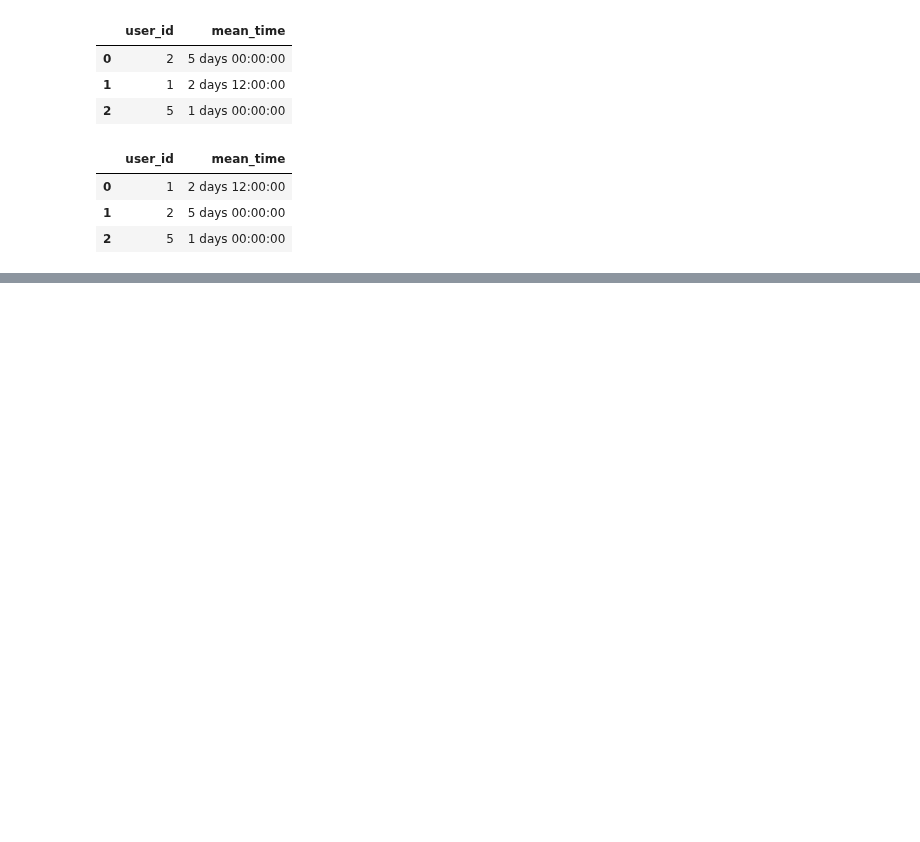
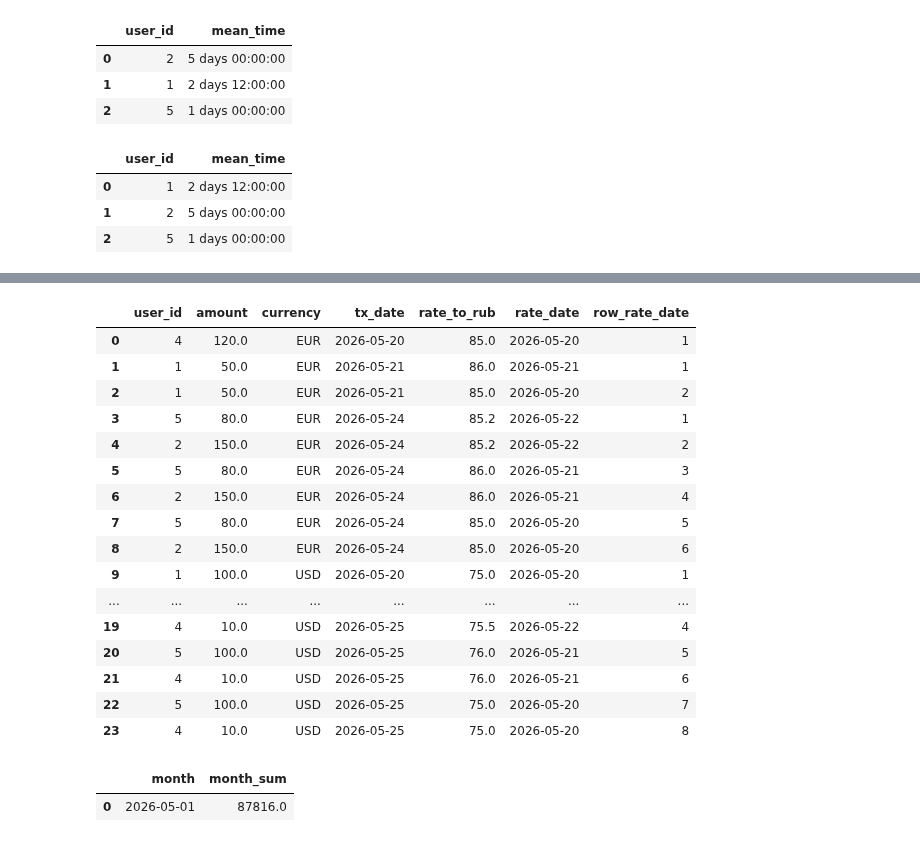
Before and after one commit to Praldmur/Tasks, a Jupyter notebook: simulator_sql.ipynb, the cells around one changed output, grey strips where cells are left out. Saved outputs shown, nothing was run; the diff lists cells and outputs as text; code cells hidden in the pictures; blank space fills up the shorter version.

```diff
--- a/simulator_sql.ipynb
+++ b/simulator_sql.ipynb
@@ -2417,0 +2907,64 @@ result
+# %%
+query = """
+select
+    t.user_id,
+    t.amount,
+    t.currency,
+    t.tx_date,
+    c.rate_to_rub,
+    c.rate_date,
+    row_number() over(partition by t.currency, t.tx_date order by c.rate_date desc) as row_rate_date
+from transactions t join currency_rates c
+    on t.currency = c.currency
+    and t.tx_date >= c.rate_date
+where t.user_id in(select user_id from users where is_test = 0)
+order by t.currency, t.tx_date, row_rate_date
+"""
+result = duckdb.query(query).to_df()
+result
+# %% [output]
+|  | user_id | amount | currency | tx_date | rate_to_rub | rate_date | row_rate_date |
+| 0 | 4 | 120.0 | EUR | 2026-05-20 | 85.0 | 2026-05-20 | 1 |
+| 1 | 1 | 50.0 | EUR | 2026-05-21 | 86.0 | 2026-05-21 | 1 |
+| 2 | 1 | 50.0 | EUR | 2026-05-21 | 85.0 | 2026-05-20 | 2 |
+| 3 | 5 | 80.0 | EUR | 2026-05-24 | 85.2 | 2026-05-22 | 1 |
+| 4 | 2 | 150.0 | EUR | 2026-05-24 | 85.2 | 2026-05-22 | 2 |
+| 5 | 5 | 80.0 | EUR | 2026-05-24 | 86.0 | 2026-05-21 | 3 |
+| 6 | 2 | 150.0 | EUR | 2026-05-24 | 86.0 | 2026-05-21 | 4 |
+| 7 | 5 | 80.0 | EUR | 2026-05-24 | 85.0 | 2026-05-20 | 5 |
+| 8 | 2 | 150.0 | EUR | 2026-05-24 | 85.0 | 2026-05-20 | 6 |
+| 9 | 1 | 100.0 | USD | 2026-05-20 | 75.0 | 2026-05-20 | 1 |
+| ... | ... | ... | ... | ... | ... | ... | ... |
+| 19 | 4 | 10.0 | USD | 2026-05-25 | 75.5 | 2026-05-22 | 4 |
+| 20 | 5 | 100.0 | USD | 2026-05-25 | 76.0 | 2026-05-21 | 5 |
+| 21 | 4 | 10.0 | USD | 2026-05-25 | 76.0 | 2026-05-21 | 6 |
+| 22 | 5 | 100.0 | USD | 2026-05-25 | 75.0 | 2026-05-20 | 7 |
+| 23 | 4 | 10.0 | USD | 2026-05-25 | 75.0 | 2026-05-20 | 8 |
+# %%
+query = """
+with t_join as(
+    select
+        t.user_id,
+        t.amount,
+        t.currency,
+        t.tx_date,
+        c.rate_to_rub,
+        c.rate_date,
+        row_number() over(partition by t.tx_id order by c.rate_date desc) as row_rate_date
+    from transactions t join currency_rates c
+        on t.currency = c.currency
+        and t.tx_date >= c.rate_date
+    where t.user_id in(select user_id from users where is_test = 0)
+)
+select
+    date_trunc('month', tx_date) as month,
+    sum(amount * rate_to_rub) as month_sum
+from t_join
+where row_rate_date = 1
+group by date_trunc('month', tx_date)
+"""
+result = duckdb.query(query).to_df()
+result
+# %% [output]
+|  | month | month_sum |
+| 0 | 2026-05-01 | 87816.0 |
```
Also changed, not shown: parts of 43 cells of this notebook.
